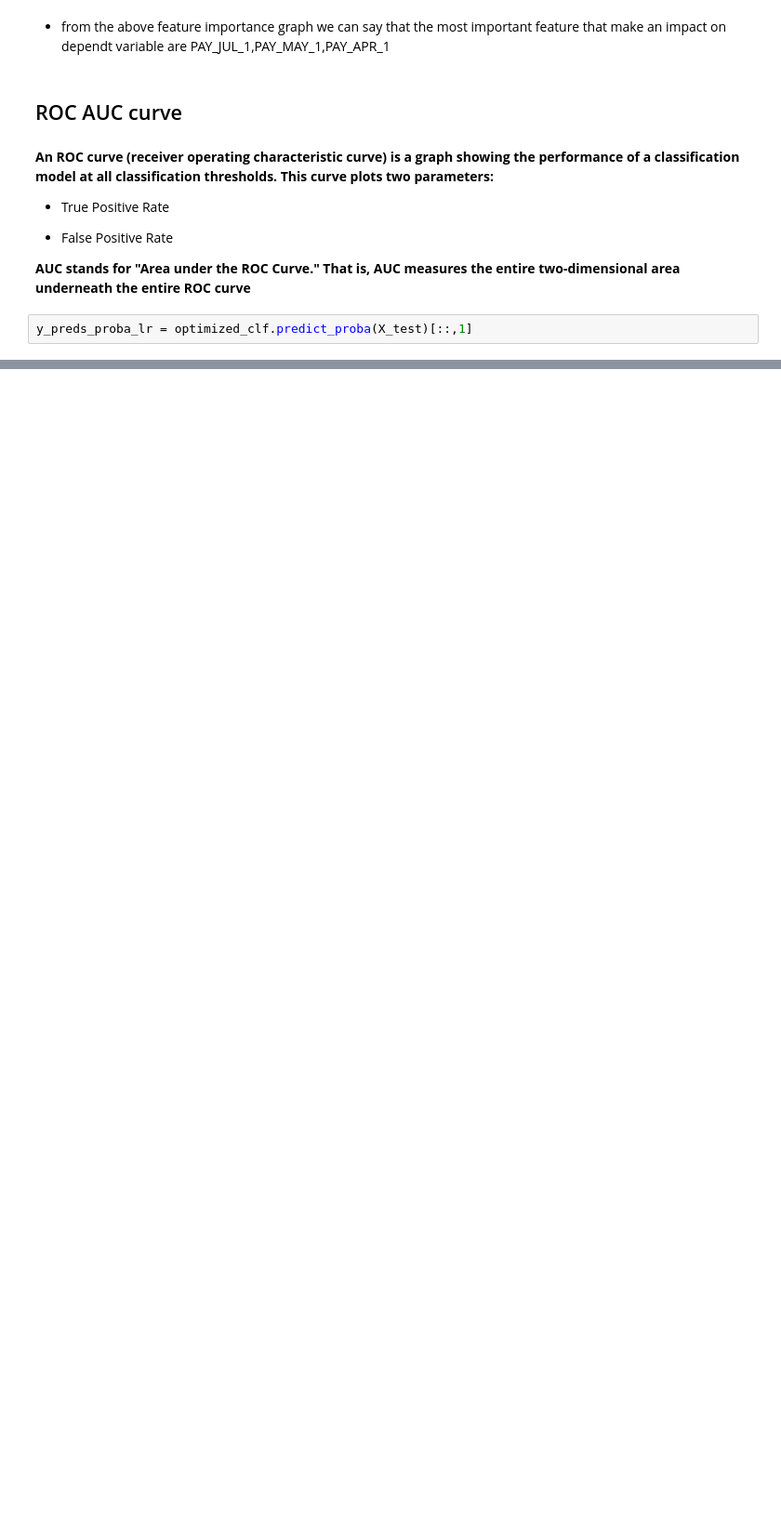
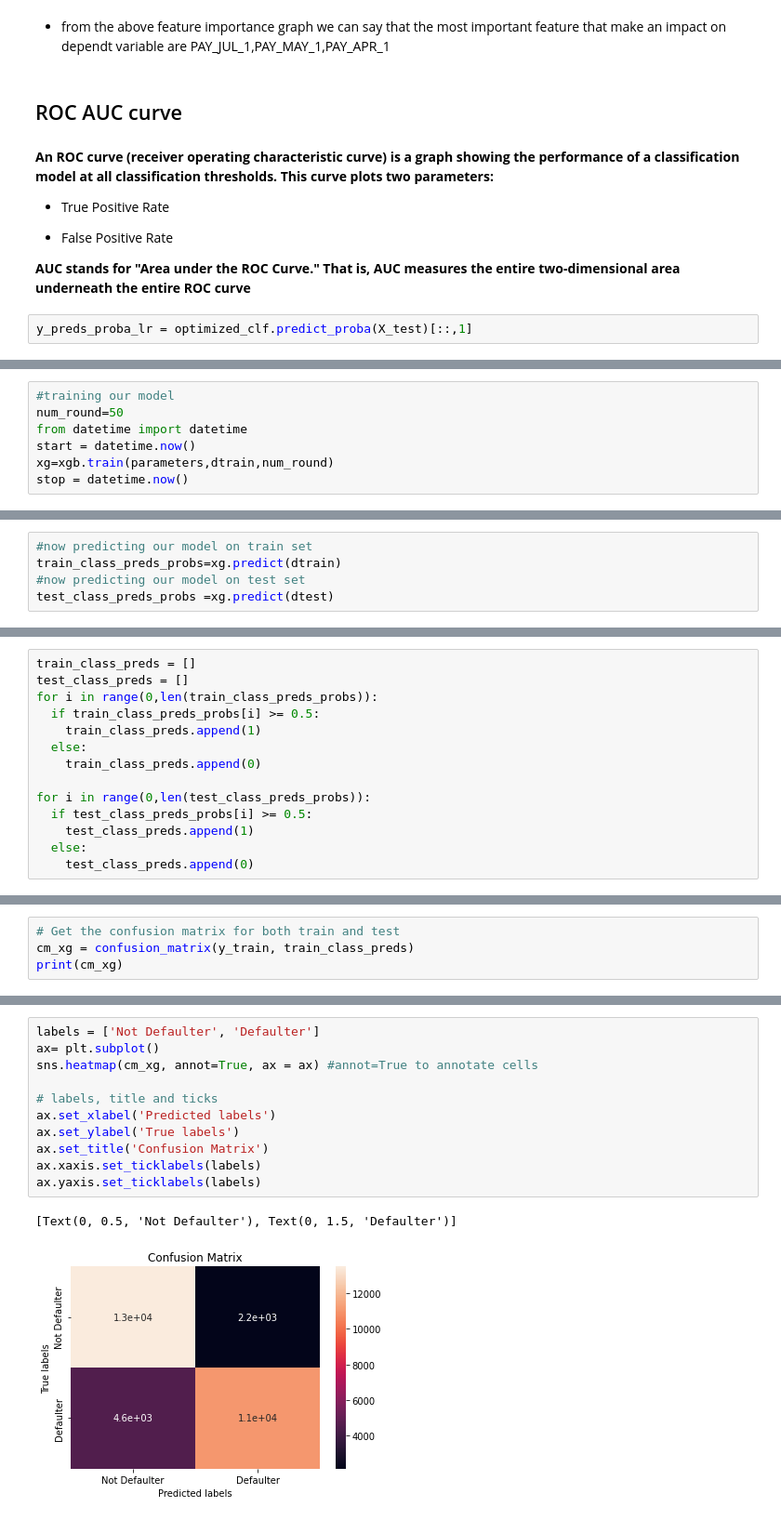
Before and after one commit to avinashyadav11/Credit-Card-Default-Prediction, a Jupyter notebook: Credit_Card_Default_Prediction_Capstone_Project.ipynb, the cells around one changed output, grey strips where cells are left out. Shown at 93% size. Saved outputs shown, nothing was run; the diff lists cells and outputs as text; blank space fills up the shorter version.

```diff
--- a/Credit_Card_Default_Prediction_Capstone_Project.ipynb
+++ b/Credit_Card_Default_Prediction_Capstone_Project.ipynb
@@ -1130,0 +1299,7 @@ plt.show()
+# %%
+#training our model
+num_round=50
+from datetime import datetime
+start = datetime.now()
+xg=xgb.train(parameters,dtrain,num_round)
+stop = datetime.now()
@@ -1130,0 +1312,5 @@ plt.show()
+# %%
+#now predicting our model on train set
+train_class_preds_probs=xg.predict(dtrain)
+#now predicting our model on test set
+test_class_preds_probs =xg.predict(dtest)
@@ -1130,0 +1321,14 @@ plt.show()
+# %%
+train_class_preds = []
+test_class_preds = []
+for i in range(0,len(train_class_preds_probs)):
+  if train_class_preds_probs[i] >= 0.5:
+    train_class_preds.append(1)
+  else:
+    train_class_preds.append(0)
+
+for i in range(0,len(test_class_preds_probs)):
+  if test_class_preds_probs[i] >= 0.5:
+    test_class_preds.append(1)
+  else:
+    test_class_preds.append(0)
@@ -1130,0 +1399,4 @@ plt.show()
+# %%
+# Get the confusion matrix for both train and test
+cm_xg = confusion_matrix(y_train, train_class_preds)
+print(cm_xg)
@@ -1130,0 +1406,14 @@ plt.show()
+# %%
+labels = ['Not Defaulter', 'Defaulter']
+ax= plt.subplot()
+sns.heatmap(cm_xg, annot=True, ax = ax) #annot=True to annotate cells
+
+# labels, title and ticks
+ax.set_xlabel('Predicted labels')
+ax.set_ylabel('True labels')
+ax.set_title('Confusion Matrix')
+ax.xaxis.set_ticklabels(labels)
+ax.yaxis.set_ticklabels(labels)
+# %% [output]
+[Text(0, 0.5, 'Not Defaulter'), Text(0, 1.5, 'Defaulter')]
+[figure, added]
```
Also changed, not shown: parts of 104 cells of this notebook.
